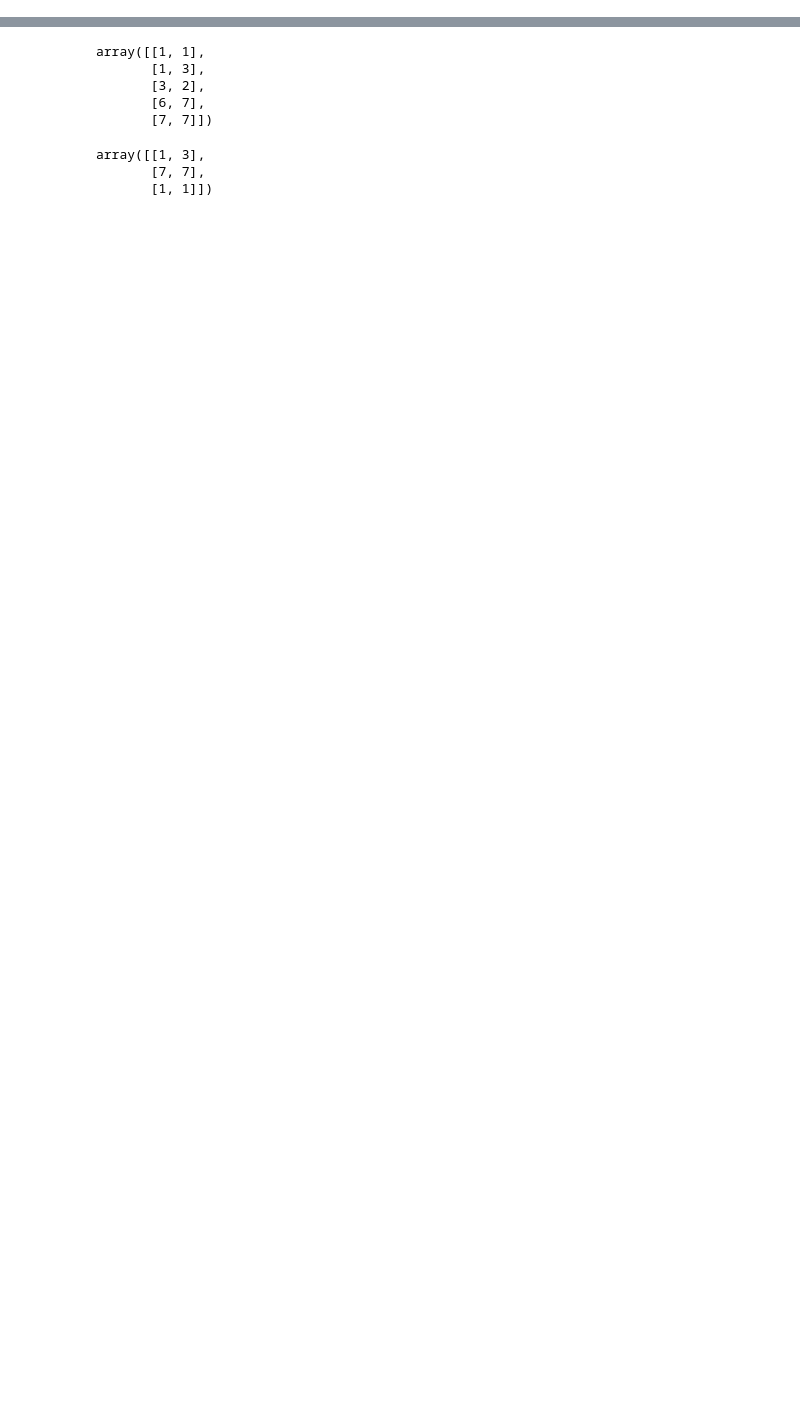
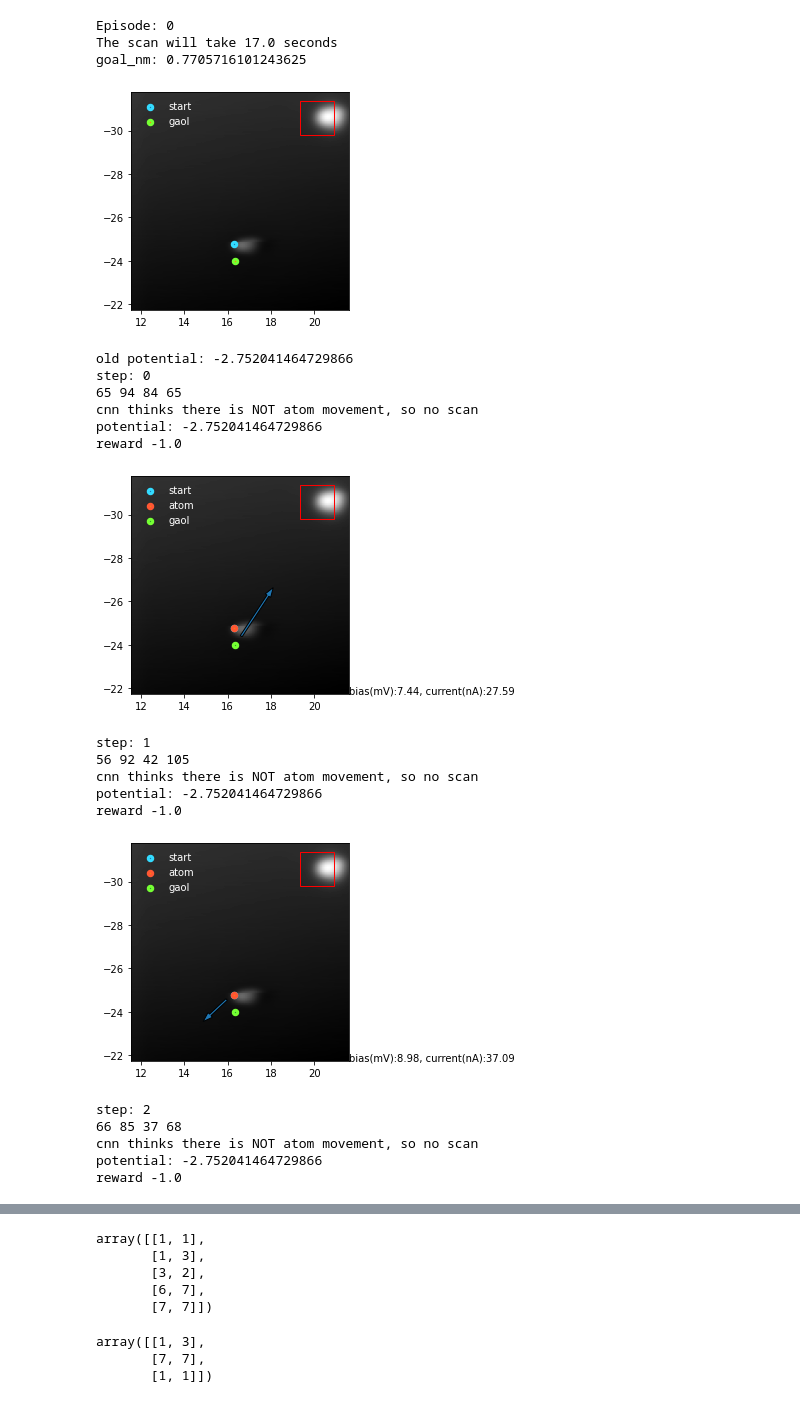
Before and after one commit to SINGROUP/Atom_manipulation_with_RL, a Jupyter notebook: single_atom_training_2nd_round.ipynb, the cells around one changed output, grey strips where cells are left out. Drawn from its saved outputs; the diff is of its cells as text; code cells hidden in the pictures; blank space fills up the shorter version.

```diff
--- a/single_atom_training_2nd_round.ipynb
+++ b/single_atom_training_2nd_round.ipynb
@@ -84,7 +77,7 @@ LEARNING_RATE = 0.0003
 replay_size=1000000
 
 agent = sac_agent(num_inputs = 4, num_actions = 6, action_space = None, device=device, hidden_size=256, lr=LEARNING_RATE,
-                 gamma=0.9, tau=0.005, alpha=0.0973)
+                 gamma=0.9, tau=0.005, alpha=1)
 #agent.critic.load_state_dict(torch.load('training_4/reward_2_critic_{}.pth'.format(2740)))
 #agent.policy.load_state_dict(torch.load('training_4/reward_2_policy_{}.pth'.format(2740)))
 #agent.alpha = torch.load('training_4/reward_2_alpha_{}.pth'.format(2740))
@@ -95,3 +85,6 @@ folder_name = ''
+# %%
+episode_memory = Episode_Memory()
+folder_name = 'C:/LocalUserData/User-data/phys-asp-lab/auto_manipulation/training_0'
 # %%
 episode_rewards, alphas, precisions, episode_lengths = [], [], [], []
 c_k_min = 2500
@@ -109,7 +102,7 @@ def sac_train(max_steps, num_episodes = 50, episode_start = 0):
         show_reset(env.img_info, env.atom_start_absolute_nm, env.destination_absolute_nm,
                    env.template_nm, env.template_wh)
         episode_memory.update_memory_reset(env.img_info, i_episode, info)
-        print('old potential:',env.potential)
+        print('old potential:',env.old_potential)
 
         for step in range(max_steps):
             print('step:', step)
@@ -162,5 +155,5 @@ def sac_train(max_steps, num_episodes = 50, episode_start = 0):
 
         if (i_episode)%20 == 0:
             torch.save(agent.critic.state_dict(), '{}/_critic_{}.pth'.format(folder_name,i_episode))
-            torch.save(agent.policy.state_dict(), '{}/_policy_{}.pth'.format(older_name,i_episode))
-            torch.save(agent.alpha, '{}/_alpha_{}.pth'.format(older_name,i_episode))
+            torch.save(agent.policy.state_dict(), '{}/_policy_{}.pth'.format(folder_name,i_episode))
+            torch.save(agent.alpha, '{}/_alpha_{}.pth'.format(folder_name,i_episode))
@@ -169,0 +160,25 @@ np.save('training_4/avg_score.npy', avg_scores_array)
+# %%
+sac_train(max_steps=max_len, episode_start = 0,num_episodes = 1000)
+# %% [output]
+Episode: 0
+The scan will take 17.0 seconds
+goal_nm: 0.7705716101243625
+[figure, added]
+old potential: -2.752041464729866
+step: 0
+65 94 84 65
+cnn thinks there is NOT atom movement, so no scan
+potential: -2.752041464729866
+reward -1.0
+[figure, added]
+step: 1
+56 92 42 105
+cnn thinks there is NOT atom movement, so no scan
+potential: -2.752041464729866
+reward -1.0
+[figure, added]
+step: 2
+66 85 37 68
+cnn thinks there is NOT atom movement, so no scan
+potential: -2.752041464729866
+reward -1.0
```
Also changed, not shown: parts of 8 cells of this notebook, 4 other files.
